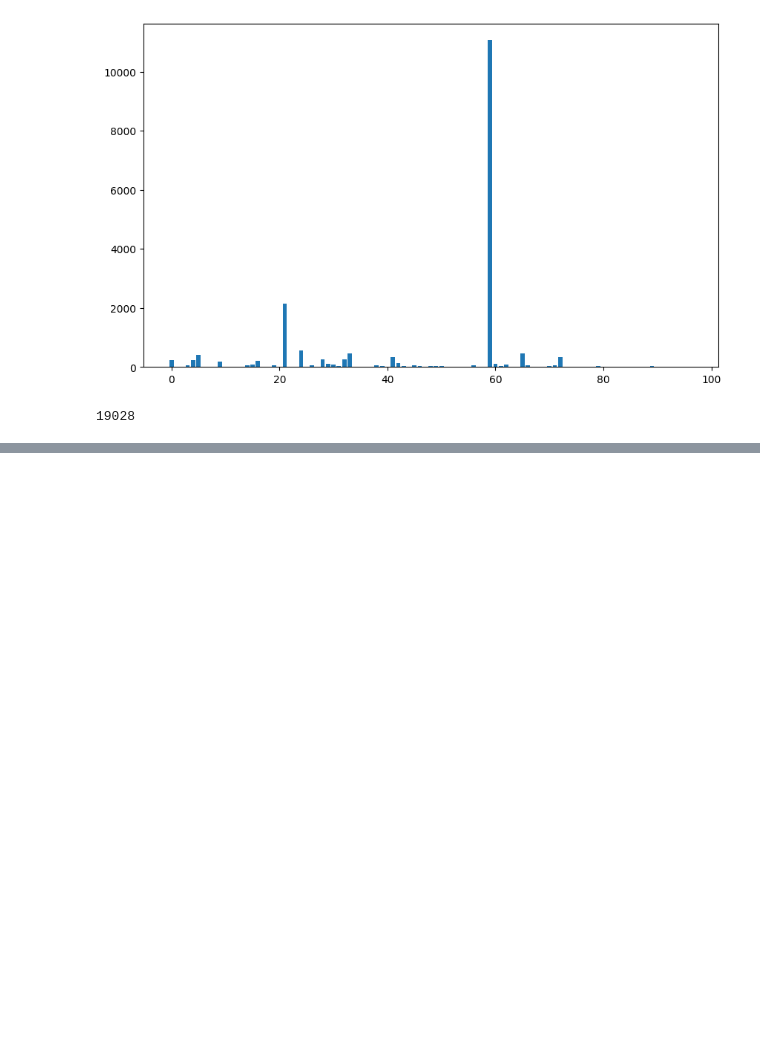
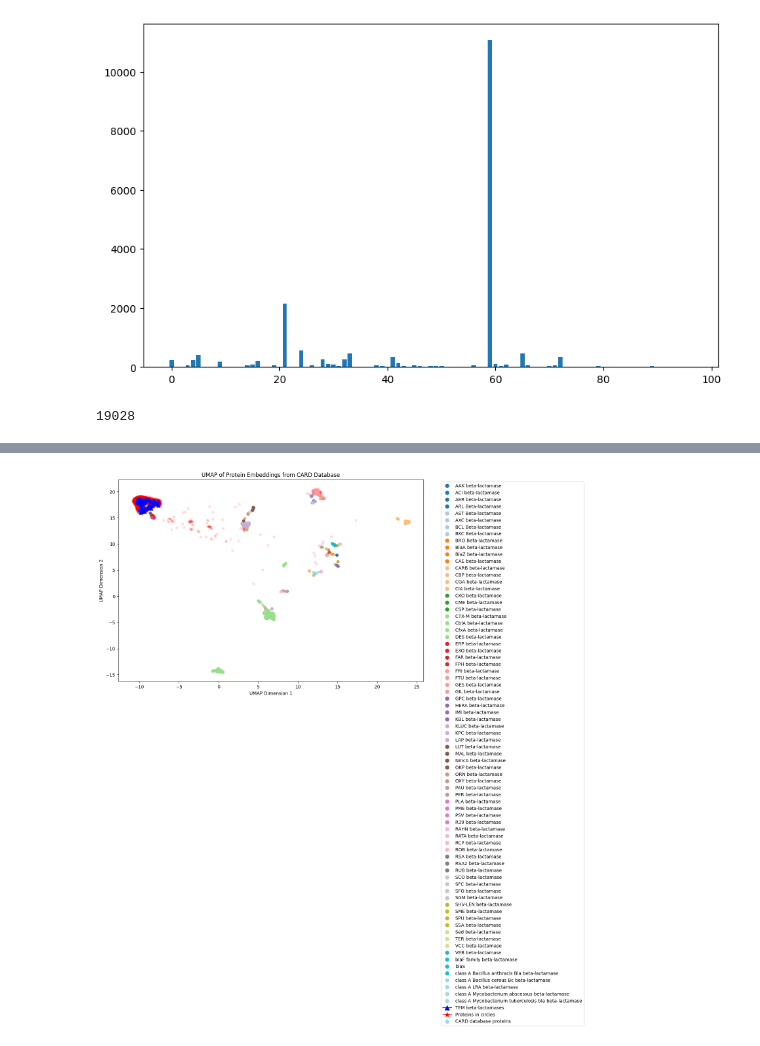
Before and after one commit to PyEED/TEM-lactamase, a Jupyter notebook: scr/code/021_Plots_Embedding.ipynb, the cells around one changed output, grey strips where cells are left out. Cells and saved outputs as stored; diff of their text form; code cells hidden in the pictures; blank space fills up the shorter version.

```diff
--- a/scr/code/021_Plots_Embedding.ipynb
+++ b/scr/code/021_Plots_Embedding.ipynb
@@ -380,3 +308,71 @@ plt.show()
+# %%
+import umap
+import numpy as np
+from matplotlib import pyplot as plt
+from matplotlib.colors import ListedColormap
+import matplotlib.patches as mpatches
+
+# Create UMAP model and fit it to the main embeddings (CARD database proteins)
+umap_model = umap.UMAP(n_components=2, random_state=42)
+umap_result = umap_model.fit_transform(embeddings)
+
+# Get unique labels and create a mapping to numeric values
+unique_labels = np.unique(labels)
+label_to_id = {label: i for i, label in enumerate(unique_labels)}
+numeric_labels = np.array([label_to_id[label] for label in labels])
+
+# Create a colormap with enough colors for all unique labels
+n_colors = len(unique_labels)
+cmap = plt.cm.get_cmap('tab20', n_colors)
+
+# Create a figure with better size
+plt.figure(figsize=(12, 8))
+
+# Now transform the proteins in circles using the same UMAP model
+# (not recalculating UMAP, just projecting onto the same space)
+if 'embeddings_in_circle' in locals() and len(embeddings_in_circle) > 0:
+    umap_result_circles = umap_model.transform(embeddings_in_circle)
+    plt.scatter(umap_result_circles[:, 0], umap_result_circles[:, 1],
+                c='red', alpha=0.1, s=50, marker='*',
+                label='Proteins in circles')
+
+# Create a mask for TEM beta-lactamases
+tem_mask = np.array(['TEM' in label for label in labels])
+
+# Plot the main CARD database proteins (excluding TEM beta-lactamases)
+scatter = plt.scatter(umap_result[~tem_mask, 0], umap_result[~tem_mask, 1],
+                     c=numeric_labels[~tem_mask], cmap=cmap,
+                     alpha=0.7, s=30, marker='o',
+                     label='CARD database proteins')
+
+# Plot TEM beta-lactamases with blue triangles
+plt.scatter(umap_result[tem_mask, 0], umap_result[tem_mask, 1],
+            c='blue', alpha=0.7, s=50, marker='^',
+            label='TEM beta-lactamases')
+
+# Create a legend for the class labels
+legend_elements = []
+for i, label in enumerate(unique_labels):
+    if 'TEM' not in label:
+        legend_elements.append(plt.Line2D([0], [0], marker='o', color='w',
+                              markerfacecolor=cmap(i), markersize=10, label=label))
+# Add TEM beta-lactamases to the legend
+legend_elements.append(plt.Line2D([0], [0], marker='^', color='blue',
+                      markerfacecolor='blue', markersize=10, label='TEM beta-lactamases'))
+legend_elements.append(plt.Line2D([0], [0], marker='*', color='red',
+                          markerfacecolor='red', markersize=10, label='Proteins in circles'))
+legend_elements.append(plt.Line2D([0], [0], marker='o', color='w',
+                          markerfacecolor=cmap(i), markersize=10, label='CARD database proteins'))
+
+# Add the CARD database labels to the legend
+plt.legend(handles=legend_elements, loc='upper left', bbox_to_anchor=(1.05, 1))
+plt.tight_layout()
+plt.title('UMAP of Protein Embeddings from CARD Database')
+plt.xlabel('UMAP Dimension 1')
+plt.ylabel('UMAP Dimension 2')
+plt.show()
+# %% [output]
+[figure, added]
 # %%
 et = EmbeddingTool()
 
```
Also changed, not shown: parts of 7 cells of this notebook, 5 other files.
